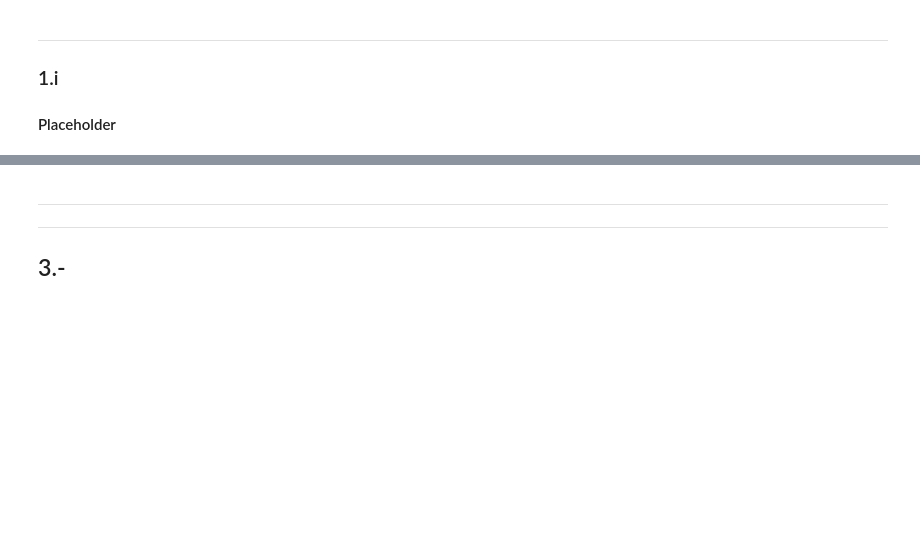
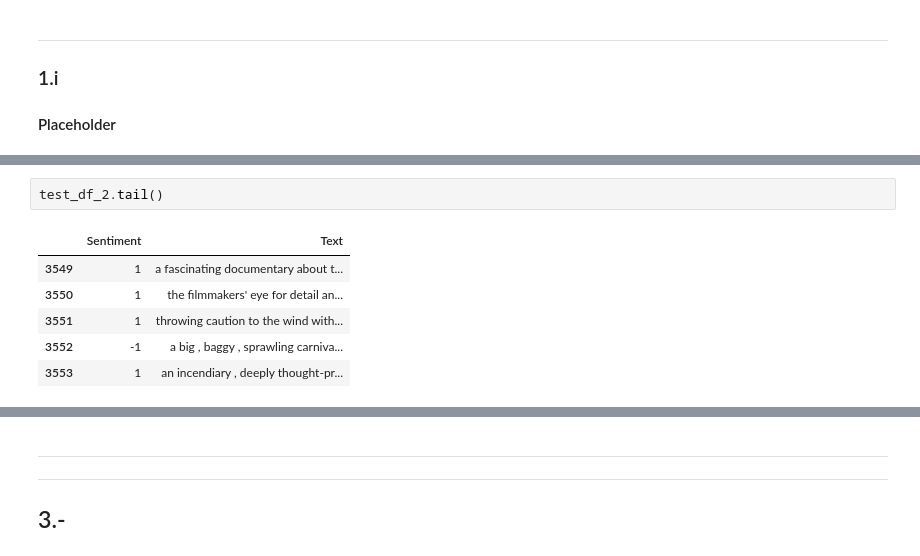
Before and after one commit to vlizanae/INF393, a Jupyter notebook: tarea-2/tarea-2.ipynb, the cells around one changed output, grey strips where cells are left out. Cells and saved outputs as stored; diff of their text form; blank space fills up the shorter version.

```diff
--- a/tarea-2/tarea-2.ipynb
+++ b/tarea-2/tarea-2.ipynb
@@ -199,0 +299,9 @@ Podemos ver que los centros de _PCA_ se encuentran en una región mucho más aco
+# %%
+test_df_2.tail()
+# %% [output]
+|  | Sentiment | Text |
+| 3549 | 1 | a fascinating documentary about t... |
+| 3550 | 1 | the filmmakers' eye for detail an... |
+| 3551 | 1 | throwing caution to the wind with... |
+| 3552 | -1 | a big , baggy , sprawling carniva... |
+| 3553 | 1 | an incendiary , deeply thought-pr... |
```
Also changed, not shown: parts of 38 cells of this notebook, 4 other files.
